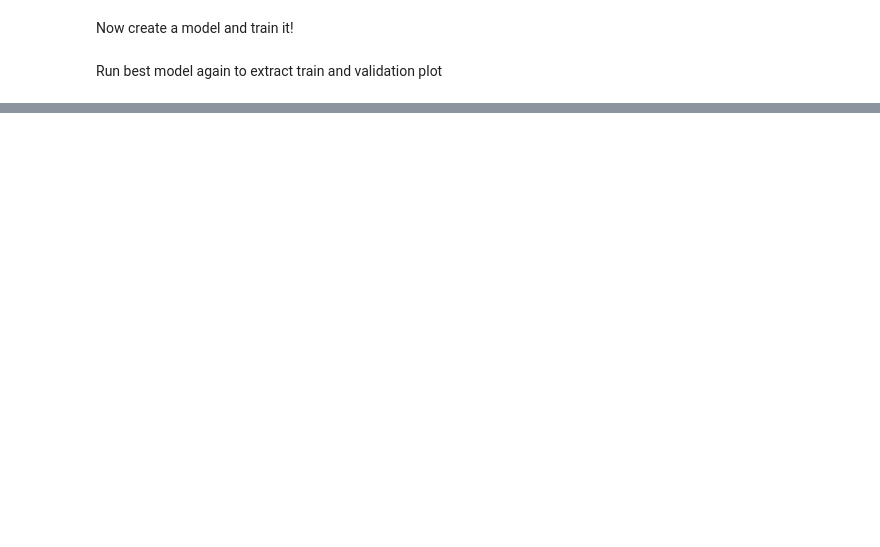
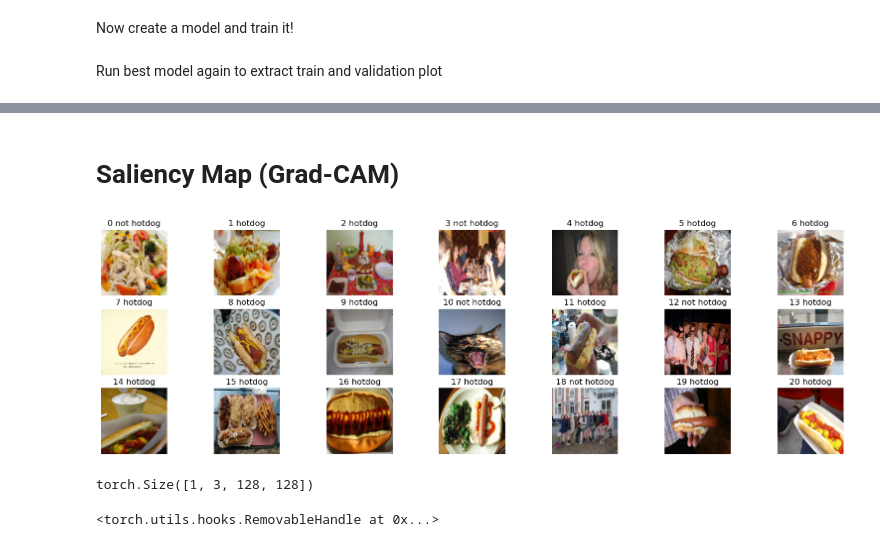
Before and after one commit to KonzelmannJonas/DTU25_IDLCV_Group33, a Jupyter notebook: project1/plots.ipynb, the cells around one changed output, grey strips where cells are left out. Saved outputs shown, nothing was run; the diff lists cells and outputs as text; code cells hidden in the pictures; blank space fills up the shorter version.

```diff
--- a/project1/plots.ipynb
+++ b/project1/plots.ipynb
@@ -202,0 +247,41 @@ print(tr)
+# %% [markdown]
+# Saliency Map (Grad-CAM)
+# %%
+images, labels = next(iter(train_loader))
+plt.figure(figsize=(20,10))
+
+for i in range(21):
+    plt.subplot(5,7,i+1)
+    plt.imshow(np.swapaxes(np.swapaxes(images[i].numpy(), 0, 2), 0, 1))
+    plt.title([str(i) + ' hotdog', str(i) + ' not hotdog'][labels[i].item()])
+    plt.axis('off')
+# %% [output]
+[figure, added]
+# %%
+index = 4
+# Convert to [H, W, C] and to numpy
+input_img = images[index].permute(1, 2, 0).numpy()
+input_img = np.clip(input_img, 0, 1)  # keep values in [0,1] for plotting
+input_tensor = images[index].unsqueeze(0)
+print(input_tensor.shape)
+# %% [output]
+torch.Size([1, 3, 128, 128])
+# %%
+model.eval()
+# Choose last conv layer
+target_layer = model.convolutional[14]
+
+# Store activations & gradients
+activations = []
+gradients = []
+
+def forward_hook(module, input, output):
+    activations.append(output)
+
+def backward_hook(module, grad_in, grad_out):
+    gradients.append(grad_out[0])
+
+target_layer.register_forward_hook(forward_hook)
+target_layer.register_backward_hook(backward_hook)
+# %% [output]
+<torch.utils.hooks.RemovableHandle at 0x...>
```
Also changed, not shown: parts of 14 cells of this notebook, 2 other files.
